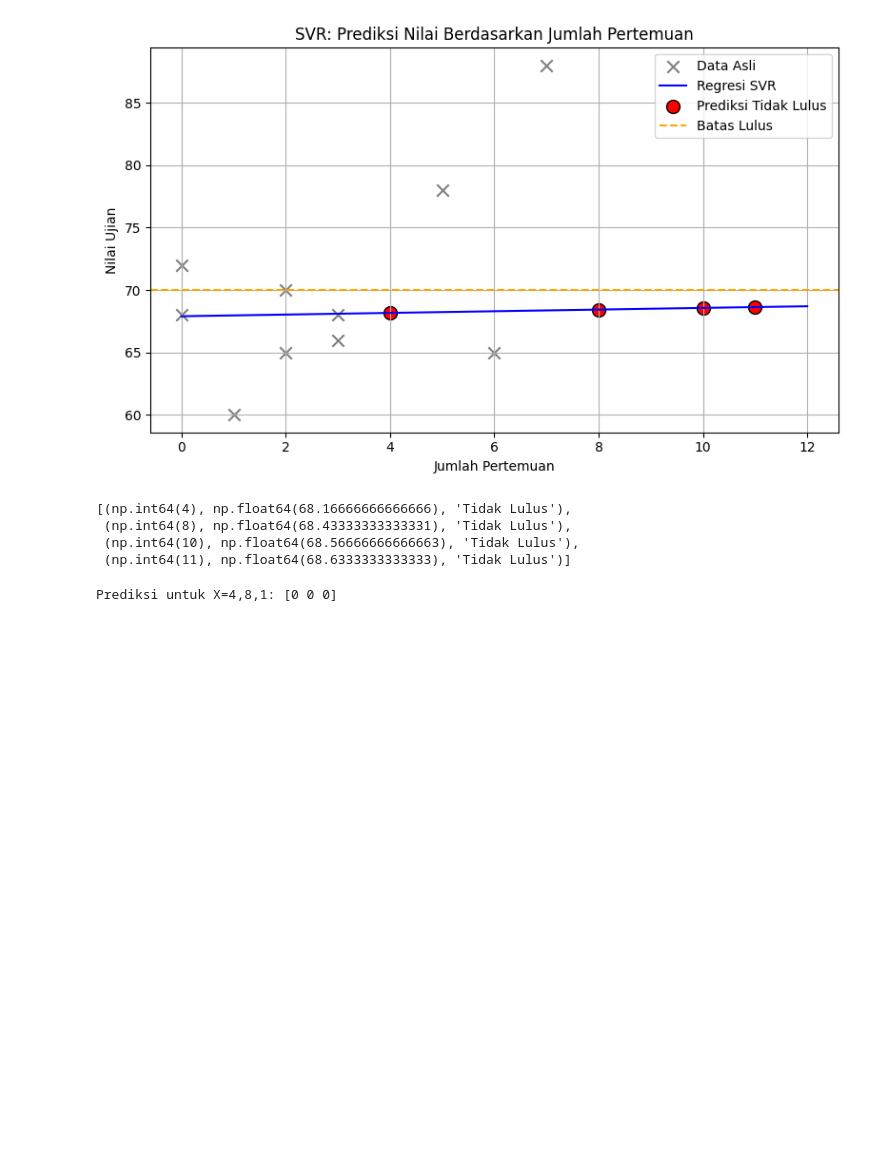
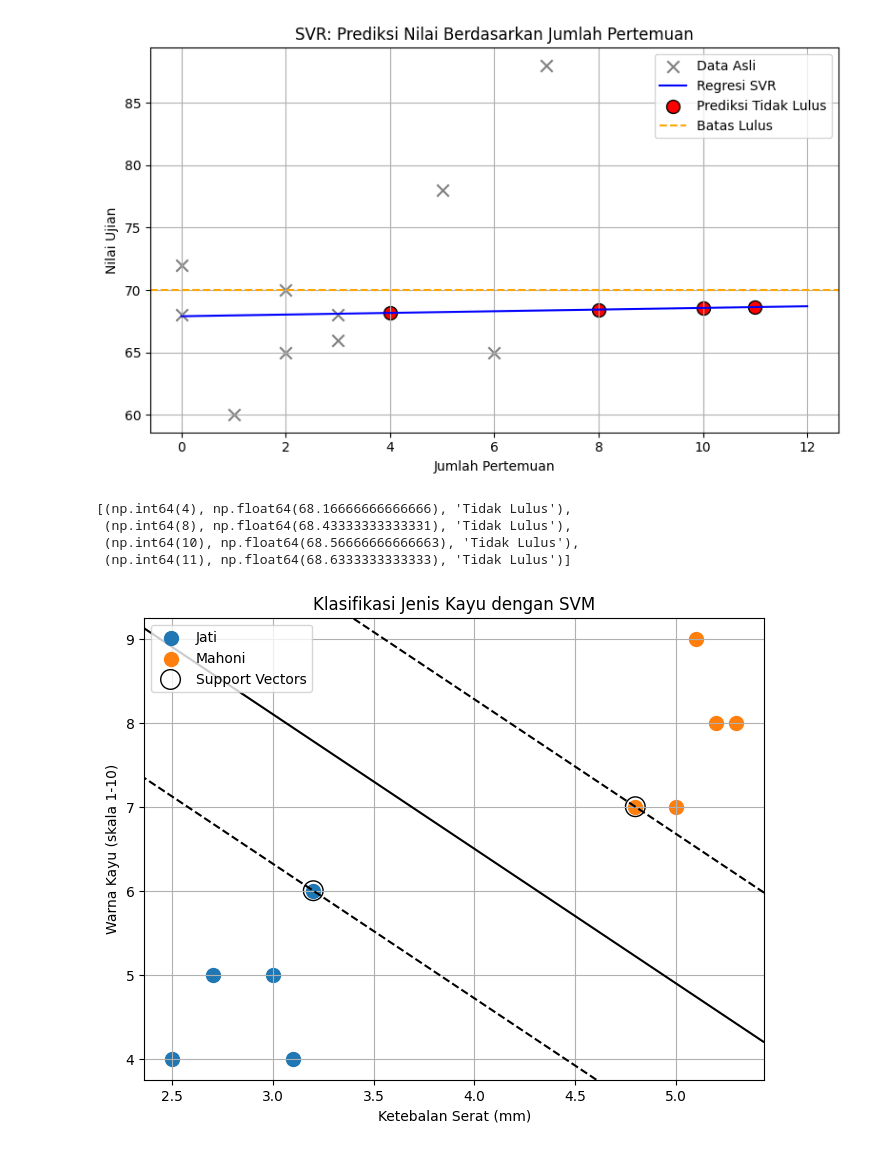
Before and after one commit to Zamy03/AI_ML, a Jupyter notebook: regresiLinear.ipynb, the cells around one changed output. Saved outputs shown, nothing was run; the diff lists cells and outputs as text; code cells hidden in the pictures; blank space fills up the shorter version.

```diff
--- a/regresiLinear.ipynb
+++ b/regresiLinear.ipynb
@@ -55,5 +55,59 @@ prediksi_hasil
  (np.int64(10), np.float64(68.56666666666663), 'Tidak Lulus'),
  (np.int64(11), np.float64(68.6333333333333), 'Tidak Lulus')]
 # %%
+import numpy as np
+import matplotlib.pyplot as plt
+from sklearn.svm import SVC
+from sklearn.preprocessing import LabelEncoder
+
+# 1. Data dummy: ketebalan serat dan warna
+# Format: [ketebalan serat (mm), warna kayu (1-10)]
+X = np.array([
+    [2.5, 4], [2.7, 5], [3.0, 5], [3.2, 6], [3.1, 4],  # Jati
+    [5.0, 7], [5.2, 8], [4.8, 7], [5.1, 9], [5.3, 8]   # Mahoni
+])
+
+# Label jenis kayu: 0 = Jati, 1 = Mahoni
+y = np.array([0, 0, 0, 0, 0, 1, 1, 1, 1, 1])
+
+# 2. Latih model SVM
+model = SVC(kernel='linear')
+model.fit(X, y)
+
+# 3. Buat visualisasi
+def plot_decision_boundary(X, y, model):
+    plt.figure(figsize=(8,6))
+
+    # Plot titik data
+    for i, label in enumerate(["Jati", "Mahoni"]):
+        plt.scatter(X[y == i][:, 0], X[y == i][:, 1], label=label, s=100)
+
+    # Plot support vectors
+    plt.scatter(model.support_vectors_[:, 0], model.support_vectors_[:, 1],
+                s=200, facecolors='none', edgecolors='k', label='Support Vectors')
+
+    # Buat grid untuk batas keputusan
+    ax = plt.gca()
+    xlim = ax.get_xlim()
+    ylim = ax.get_ylim()
+    xx = np.linspace(xlim[0], xlim[1], 50)
+    yy = np.linspace(ylim[0], ylim[1], 50)
+    YY, XX = np.meshgrid(yy, xx)
+    xy = np.vstack([XX.ravel(), YY.ravel()]).T
+    Z = model.decision_function(xy).reshape(XX.shape)
+
+    # Garis keputusan dan margin
+    plt.contour(XX, YY, Z, colors='k', levels=[-1, 0, 1],
+                linestyles=['--', '-', '--'])
+
+    plt.xlabel("Ketebalan Serat (mm)")
+    plt.ylabel("Warna Kayu (skala 1-10)")
+    plt.title("Klasifikasi Jenis Kayu dengan SVM")
+    plt.legend()
+    plt.grid(True)
+    plt.show()
+
+# 4. Tampilkan grafik
+plot_decision_boundary(X, y, model)
 # %% [output]
-Prediksi untuk X=4,8,1: [0 0 0]
+[figure, added]
```
Also changed, not shown: parts of 1 cell of this notebook.
